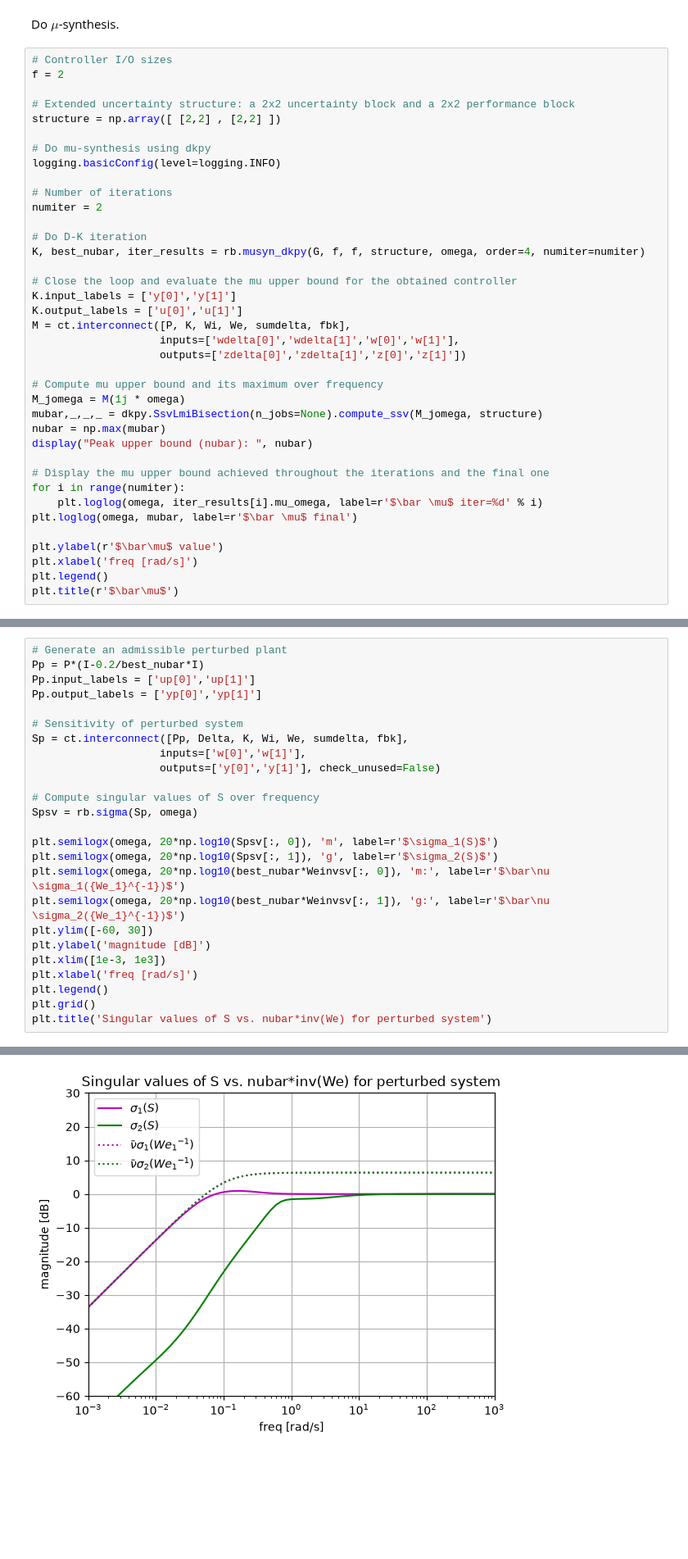
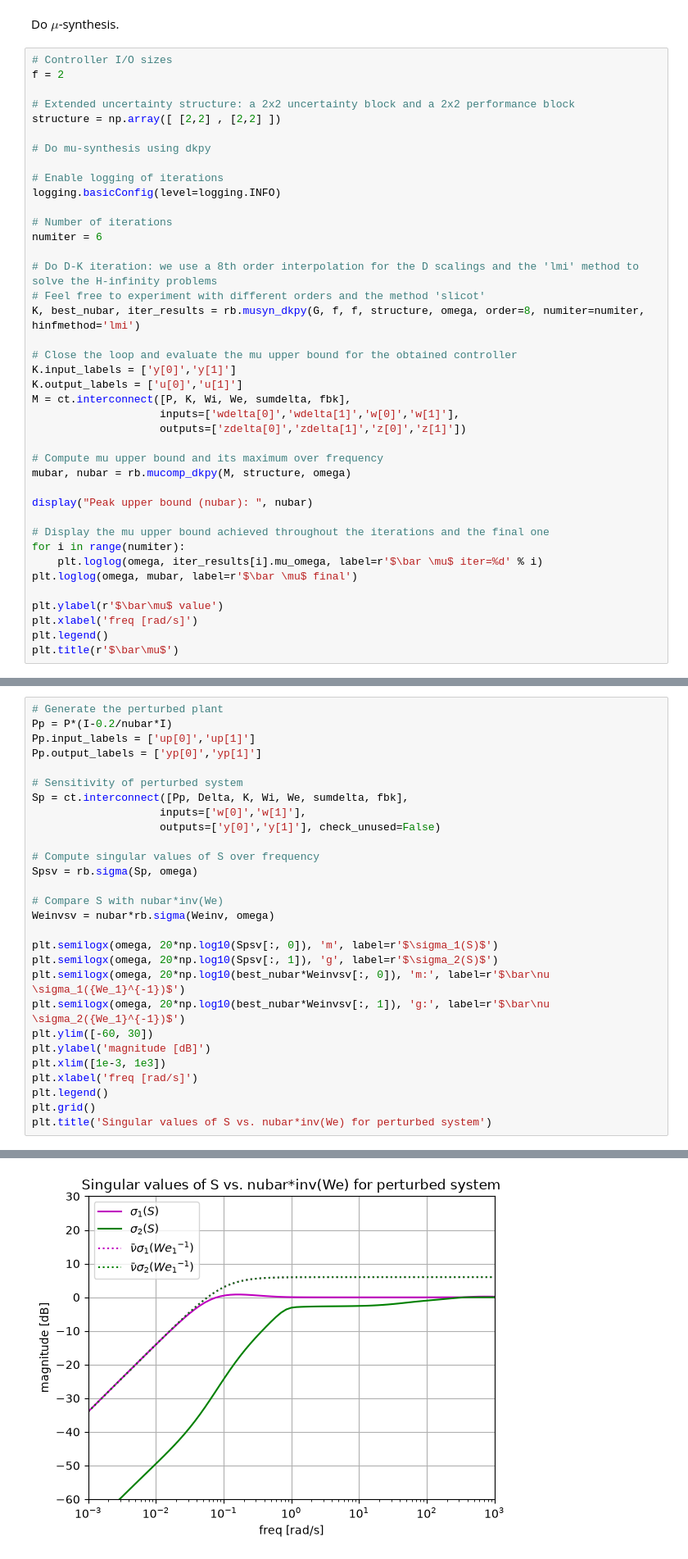
Before and after one commit to giannibi/rpc-scripts, a Jupyter notebook: examples/Part5/02 robust_performance_1.ipynb, the cells around one changed output, grey strips where cells are left out. Shown at 82% size. Drawn from its saved outputs; the diff is of its cells as text; blank space fills up the shorter version.

```diff
--- a/examples/Part5/02 robust_performance_1.ipynb
+++ b/examples/Part5/02 robust_performance_1.ipynb
@@ -108,13 +108,16 @@ f = 2
 structure = np.array([ [2,2] , [2,2] ])
 
 # Do mu-synthesis using dkpy
+
+# Enable logging of iterations
 logging.basicConfig(level=logging.INFO)
 
 # Number of iterations
-numiter = 2
+numiter = 6
 
-# Do D-K iteration
-K, best_nubar, iter_results = rb.musyn_dkpy(G, f, f, structure, omega, order=4, numiter=numiter)
+# Do D-K iteration: we use a 8th order interpolation for the D scalings and the 'lmi' method to solve the H-infinity problems
+# Feel free to experiment with different orders and the method 'slicot'
+K, best_nubar, iter_results = rb.musyn_dkpy(G, f, f, structure, omega, order=8, numiter=numiter, hinfmethod='lmi')
 
 # Close the loop and evaluate the mu upper bound for the obtained controller
 K.input_labels = ['y[0]','y[1]']
@@ -124,9 +127,8 @@ M = ct.interconnect([P, K, Wi, We, sumdelta, fbk],
                     outputs=['zdelta[0]','zdelta[1]','z[0]','z[1]'])
 
 # Compute mu upper bound and its maximum over frequency
-M_jomega = M(1j * omega)
-mubar,_,_,_ = dkpy.SsvLmiBisection(n_jobs=None).compute_ssv(M_jomega, structure)
-nubar = np.max(mubar)
+mubar, nubar = rb.mucomp_dkpy(M, structure, omega)
+
 display("Peak upper bound (nubar): ", nubar)
 
 # Display the mu upper bound achieved throughout the iterations and the final one
@@ -221,28 +224,31 @@ Actually, the obtained $\bar\nu$ is a little higher than 1 and in fact we see a
 # %%
-# Generate an admissible perturbed plant
-Pp = P*(I-0.2/best_nubar*I)
+# Generate the perturbed plant
+Pp = P*(I-0.2/nubar*I)
 Pp.input_labels = ['up[0]','up[1]']
 Pp.output_labels = ['yp[0]','yp[1]']
 
 # Sensitivity of perturbed system
 Sp = ct.interconnect([Pp, Delta, K, Wi, We, sumdelta, fbk],
                     inputs=['w[0]','w[1]'],
                     outputs=['y[0]','y[1]'], check_unused=False)
 
 # Compute singular values of S over frequency
 Spsv = rb.sigma(Sp, omega)
+
+# Compare S with nubar*inv(We)
+Weinvsv = nubar*rb.sigma(Weinv, omega)
 
 plt.semilogx(omega, 20*np.log10(Spsv[:, 0]), 'm', label=r'$\sigma_1(S)$')
 plt.semilogx(omega, 20*np.log10(Spsv[:, 1]), 'g', label=r'$\sigma_2(S)$')
 plt.semilogx(omega, 20*np.log10(best_nubar*Weinvsv[:, 0]), 'm:', label=r'$\bar\nu \sigma_1({We_1}^{-1})$')
 plt.semilogx(omega, 20*np.log10(best_nubar*Weinvsv[:, 1]), 'g:', label=r'$\bar\nu  \sigma_2({We_1}^{-1})$')
 plt.ylim([-60, 30])
 plt.ylabel('magnitude [dB]')
 plt.xlim([1e-3, 1e3])
 plt.xlabel('freq [rad/s]')
 plt.legend()
 plt.grid()
 plt.title('Singular values of S vs. nubar*inv(We) for perturbed system')
 # %% [output]
 Text(0.5, 1.0, 'Singular values of S vs. nubar*inv(We) for perturbed system')
-[figure, old version]
+[figure, new version]
```
Also changed, not shown: parts of 14 cells of this notebook, 4 other files.
